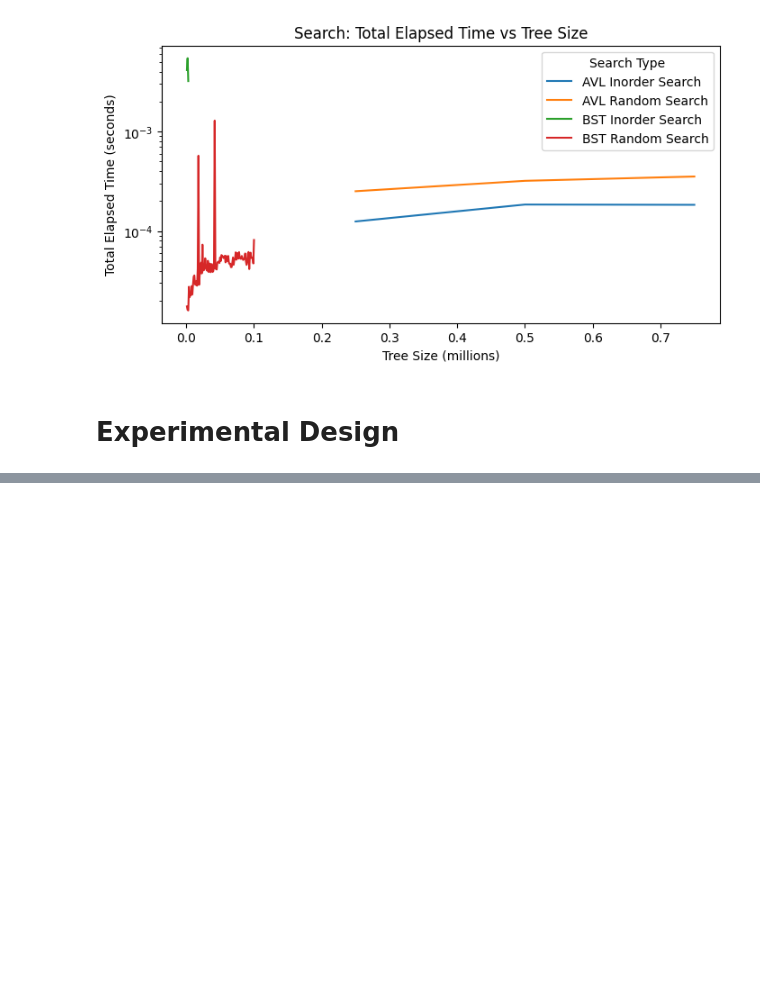
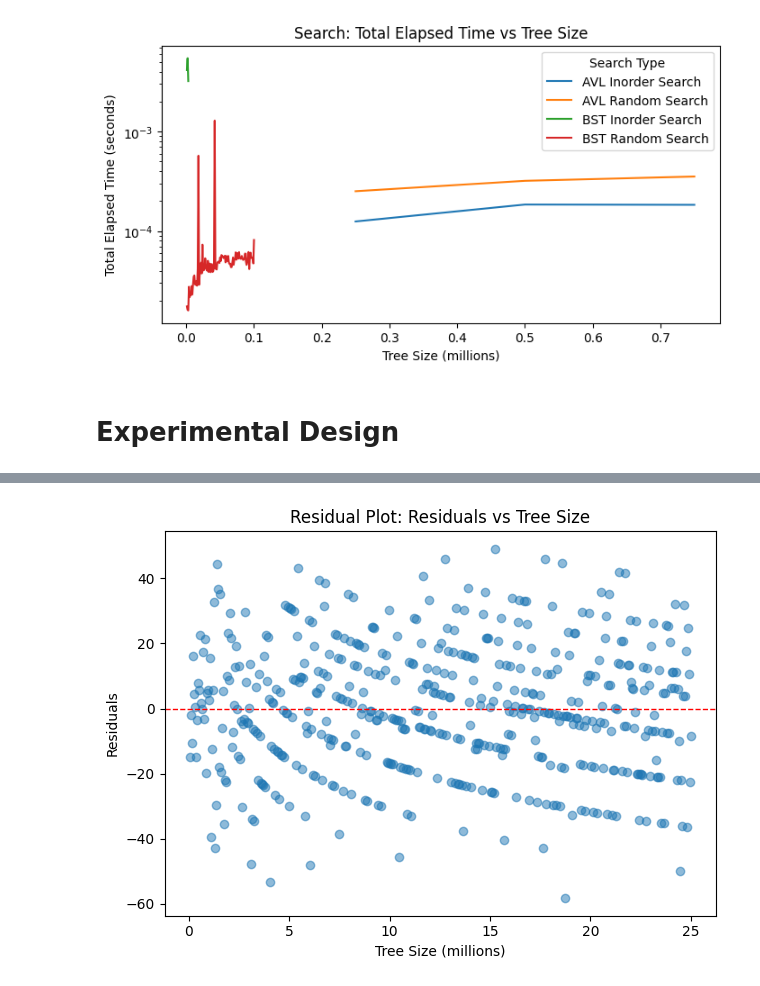
Before and after one commit to CS5008Fall2025/research-paper-jroberge16, a Jupyter notebook: empircal_analysis.ipynb, the cells around one changed output, grey strips where cells are left out. Cells and saved outputs as stored; diff of their text form; code cells hidden in the pictures; blank space fills up the shorter version.

```diff
--- a/empircal_analysis.ipynb
+++ b/empircal_analysis.ipynb
@@ -537,0 +564,15 @@ Calculation: 2 × 2 × 3 × 4 = 48
+# %%
+import numpy as np
+import statsmodels.api as sm
+
+df = get_avl_data()["insert"]
+df = df[df["run_type"] != "AVL In Order Insertion"]
+
+
+df["log_n"] = np.log(df["tree_size"])
+
+X = sm.add_constant(df["log_n"])
+y = df["operation_count"]
+
+model = sm.OLS(y, X).fit()
+print(model.summary())
@@ -537,0 +597,13 @@ Calculation: 2 × 2 × 3 × 4 = 48
+# %%
+y = model.resid
+x = df["tree_size"]
+
+plt.scatter(x, y, alpha=0.5)
+plt.xlabel("Tree Size (millions)")
+plt.ylabel("Residuals")
+plt.title("Residual Plot: Residuals vs Tree Size")
+plt.axhline(0, color='red', linestyle='--', linewidth=1)
+plt.tight_layout()
+plt.show()
+# %% [output]
+[figure, added]
```
Also changed, not shown: parts of 6 cells of this notebook, 5 other files.
